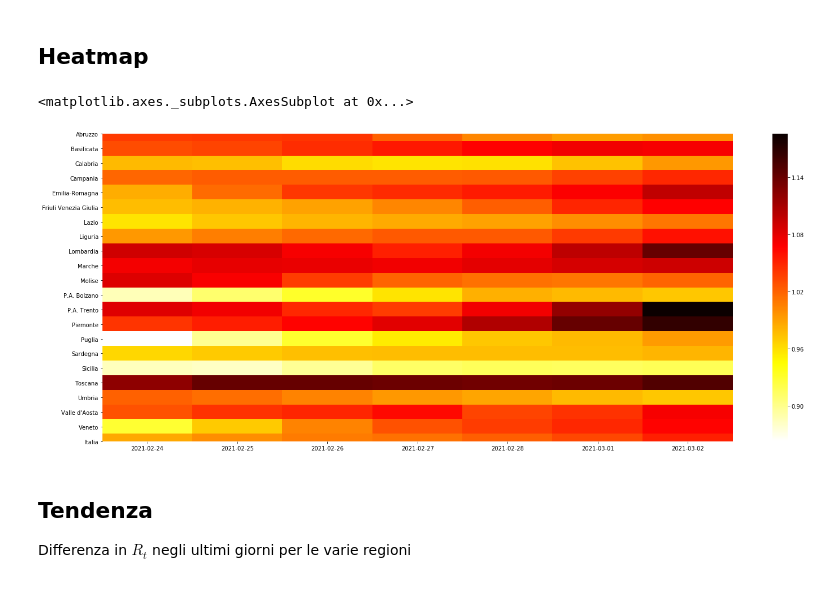
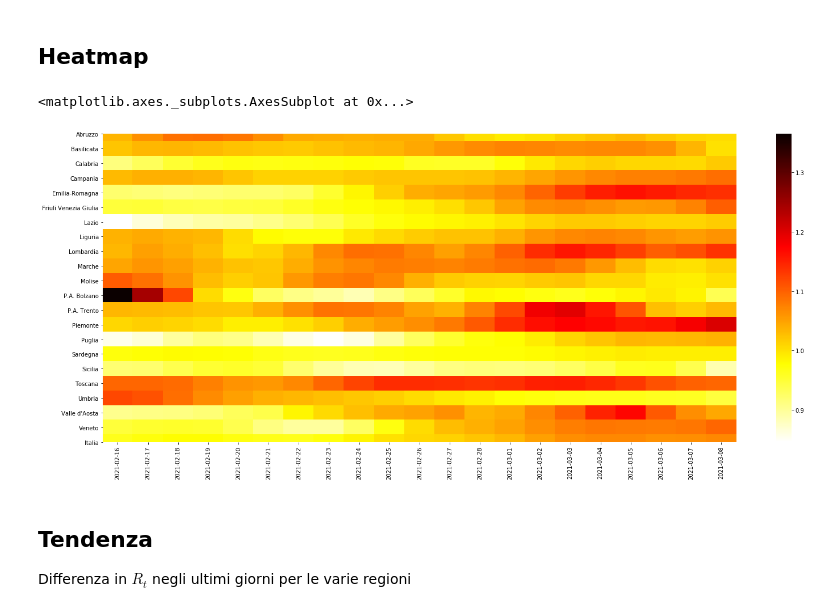
Before and after one commit to taracchi/covid, a Jupyter notebook: studio_rt.ipynb, the cells around one changed output. Drawn from its saved outputs; the diff is of its cells as text; code cells hidden in the pictures.

```diff
--- a/studio_rt.ipynb
+++ b/studio_rt.ipynb
@@ -118,15 +118,15 @@ import pandas as pd
 # %%
 rt_df=pd.DataFrame(rt)
 # %%
-last_days=7
+last_days=21
 
 giorni_labels=[g[0:10] for g in giorni[-last_days:]]
 
 fig, ax = plt.subplots(figsize=(25,10))
 sns.heatmap(rt_df.iloc[-last_days:].transpose(),ax=ax,cmap='hot_r',xticklabels=giorni_labels)
 # %% [output]
 <matplotlib.axes._subplots.AxesSubplot at 0x...>
-[figure, old version]
+[figure, new version]
 # %% [markdown]
 ## Tendenza
 
```
Also changed, not shown: parts of 7 cells of this notebook, 11 other files.
